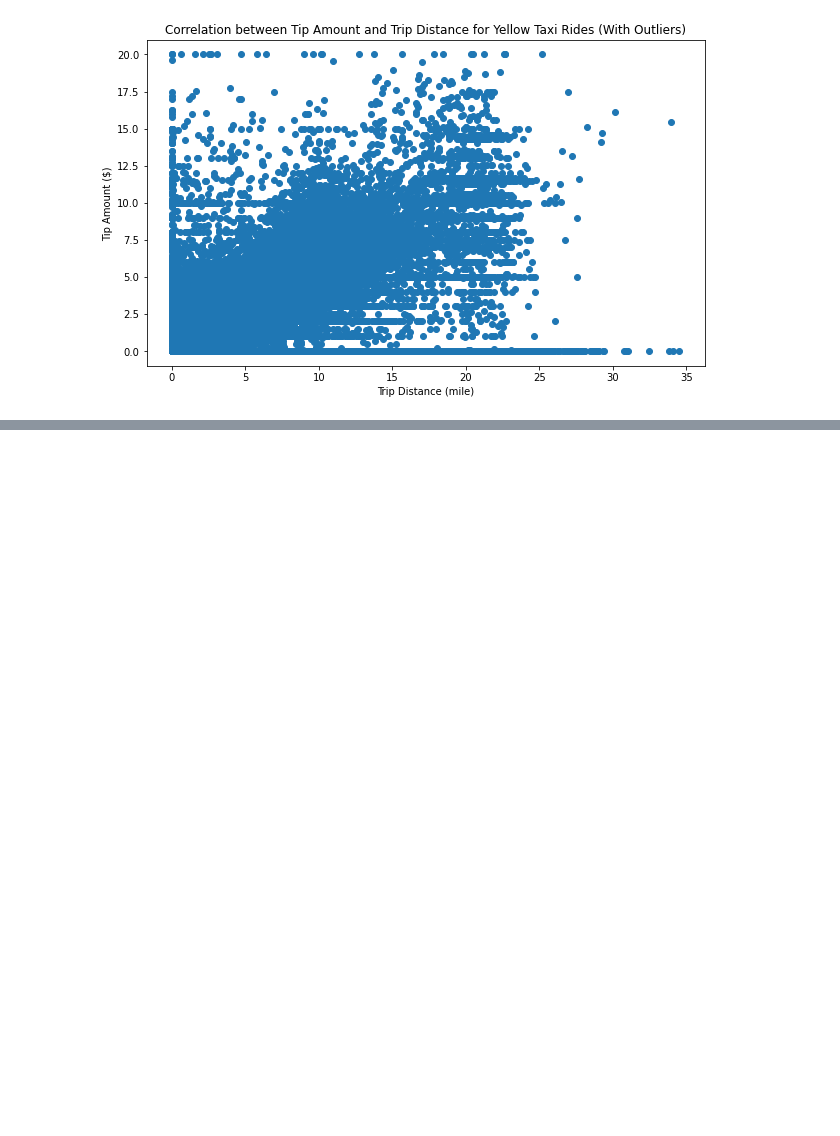
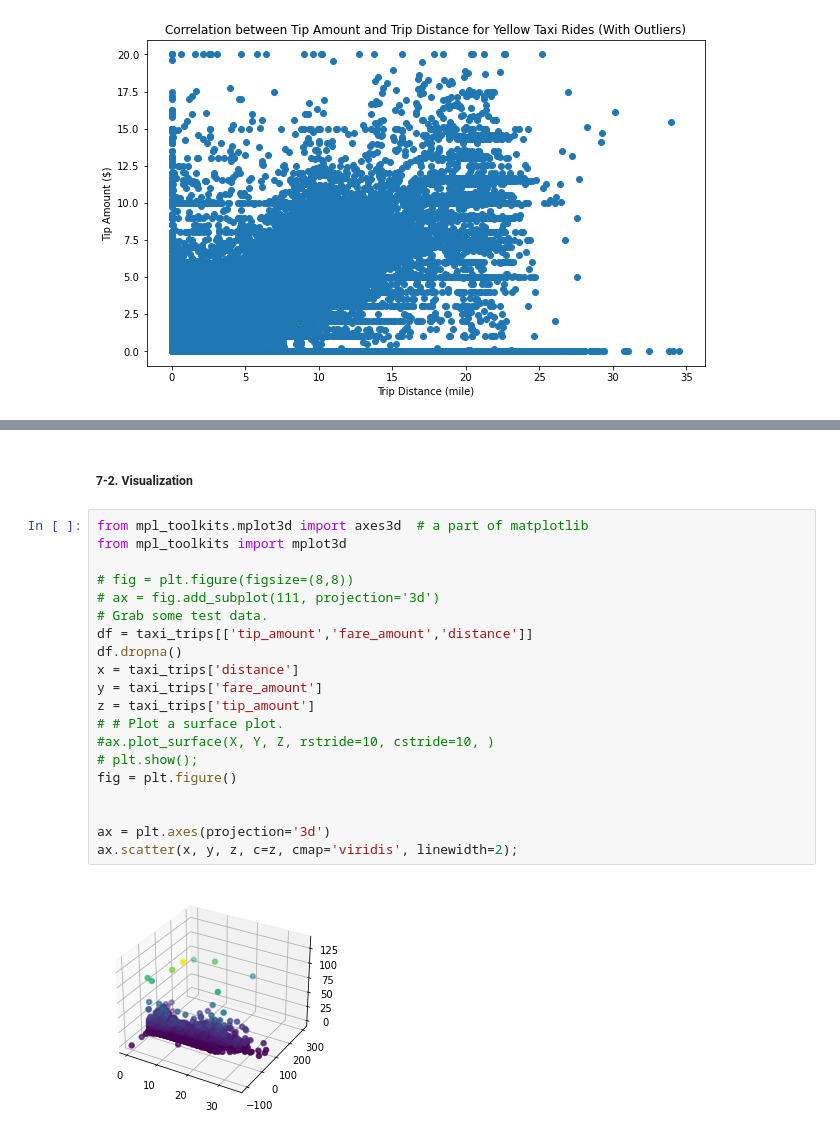
Before and after one commit to klcklcccc/TFA-Final-Project, a Jupyter notebook: Final Project.ipynb, the cells around one changed output, grey strips where cells are left out. Drawn from its saved outputs; the diff is of its cells as text; blank space fills up the shorter version.

Commit message:
part 4 done

```diff
--- a/Final Project.ipynb
+++ b/Final Project.ipynb
@@ -770,0 +861,24 @@ corr_tip_distance()
+# %% [markdown]
+##### 7-2. Visualization
+# %%
+from mpl_toolkits.mplot3d import axes3d  # a part of matplotlib
+from mpl_toolkits import mplot3d
+
+# fig = plt.figure(figsize=(8,8))
+# ax = fig.add_subplot(111, projection='3d')
+# Grab some test data.
+df = taxi_trips[['tip_amount','fare_amount','distance']]
+df.dropna()
+x = taxi_trips['distance']
+y = taxi_trips['fare_amount']
+z = taxi_trips['tip_amount']
+# # Plot a surface plot.
+#ax.plot_surface(X, Y, Z, rstride=10, cstride=10, )
+# plt.show();
+fig = plt.figure()
+
+
+ax = plt.axes(projection='3d')
+ax.scatter(x, y, z, c=z, cmap='viridis', linewidth=2);
+# %% [output]
+[figure, added]
```
Also changed, not shown: parts of 22 cells of this notebook.
